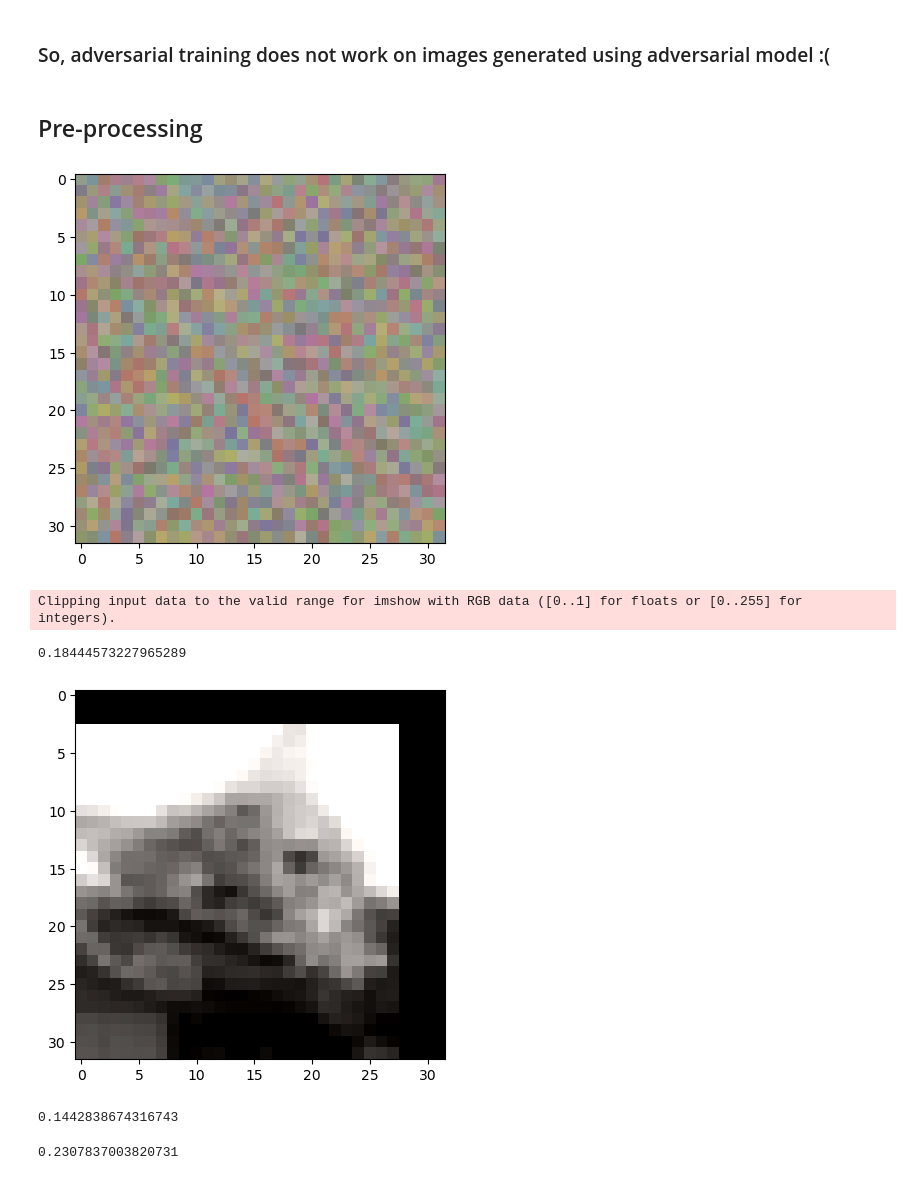
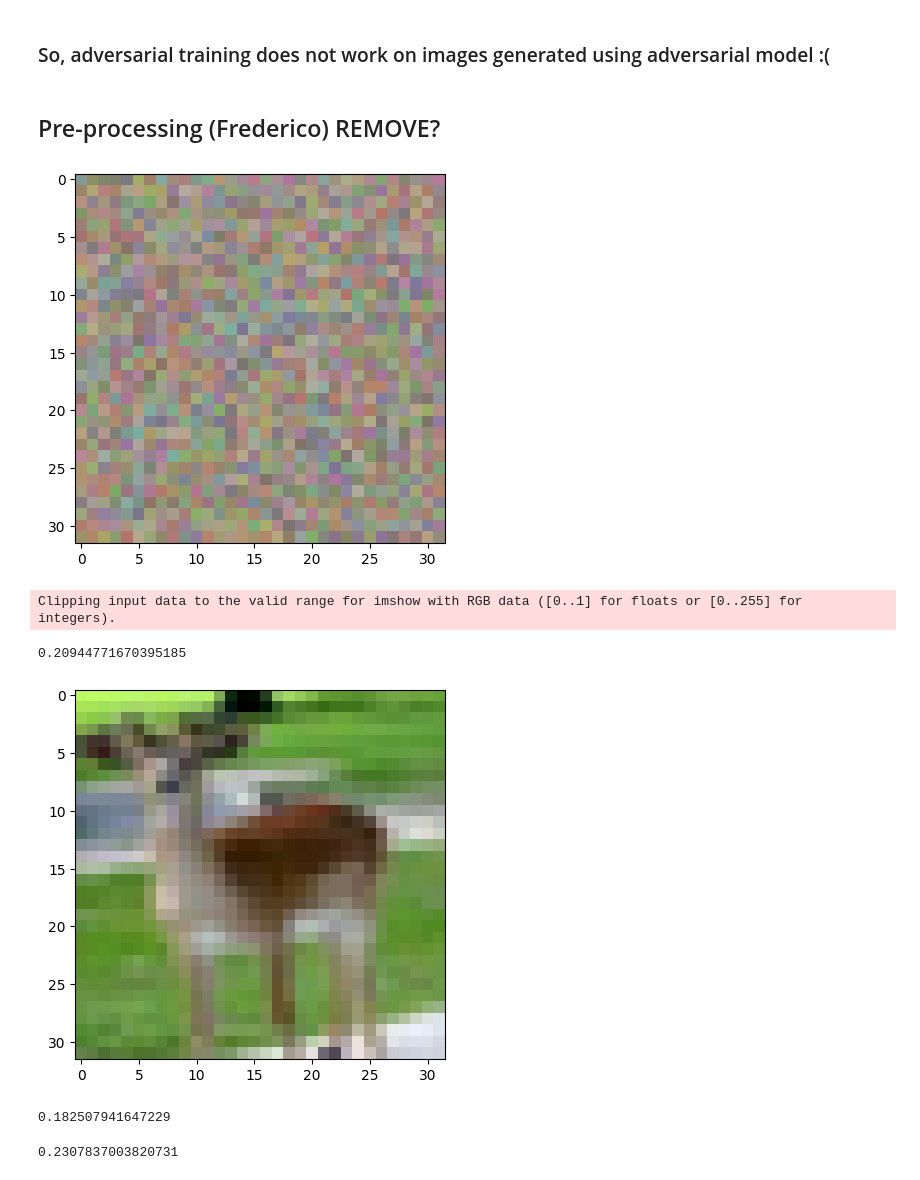
Before and after one commit to Rauyolo/Deep-Learning-course, a Jupyter notebook: Project/main.ipynb, the cells around one changed output. Saved outputs shown, nothing was run; the diff lists cells and outputs as text; code cells hidden in the pictures.

```diff
--- a/Project/main.ipynb
+++ b/Project/main.ipynb
@@ -738,7 +740,7 @@ Label with highest confidence score: frog
 # %% [markdown]
 ### So, adversarial training does not work on images generated using adversarial model :(
 # %% [markdown]
-## Pre-processing
+## Pre-processing (Frederico) REMOVE?
 # %%
 def rgb2gray(rgb):
     return np.dot(rgb[...,:3], [0.2989, 0.5870, 0.1140])
@@ -772,21 +774,21 @@ def reverse_transform(X):
 inverse_transform = transforms.Compose([transforms.Normalize(mean = [ 0., 0., 0. ], std = [ 1/0.229, 1/0.224, 1/0.225 ]),
                                         transforms.Normalize(mean = [ -0.485, -0.456, -0.406 ], std = [ 1., 1., 1. ]),])
 # %%
-img = reverse_transform(noise_data[0][0])
+img = reverse_transform(noise_data[2][0])
 plt.imshow(np.transpose(img.numpy(), (1, 2, 0)))
 plt.show()
 print(estimate_noise(img))
 
-img = reverse_transform(images[0])
+img = reverse_transform(images[4])
 plt.imshow(np.transpose(img.numpy(), (1, 2, 0)))
 plt.show()
 print(estimate_noise(img))
 # %% [output]
-[figure, old version]
+[figure, new version]
 Clipping input data to the valid range for imshow with RGB data ([0..1] for floats or [0..255] for integers).
-0.18444573227965289
+0.20944771670395185
-[figure, old version]
+[figure, new version]
-0.1442838674316743
+0.182507941647229
 # %%
 # calculate average noise of generated images
 sum = 0
```
Also changed, not shown: parts of 18 cells of this notebook.
